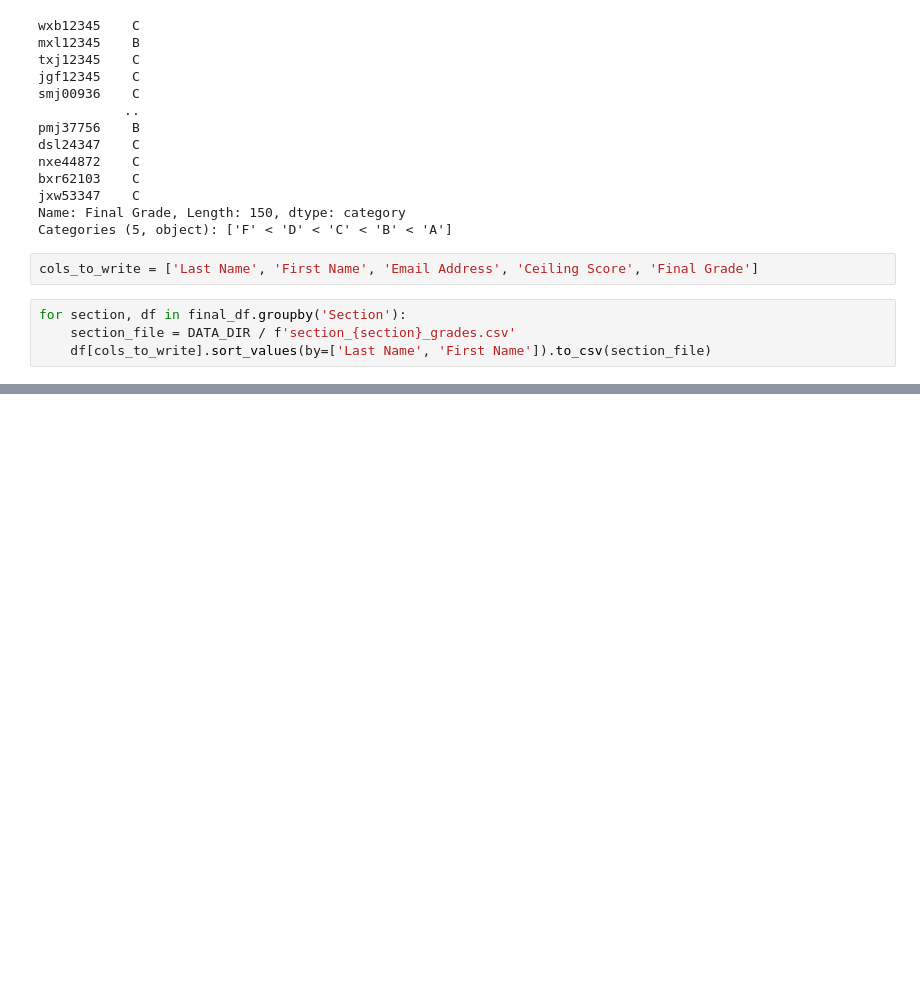
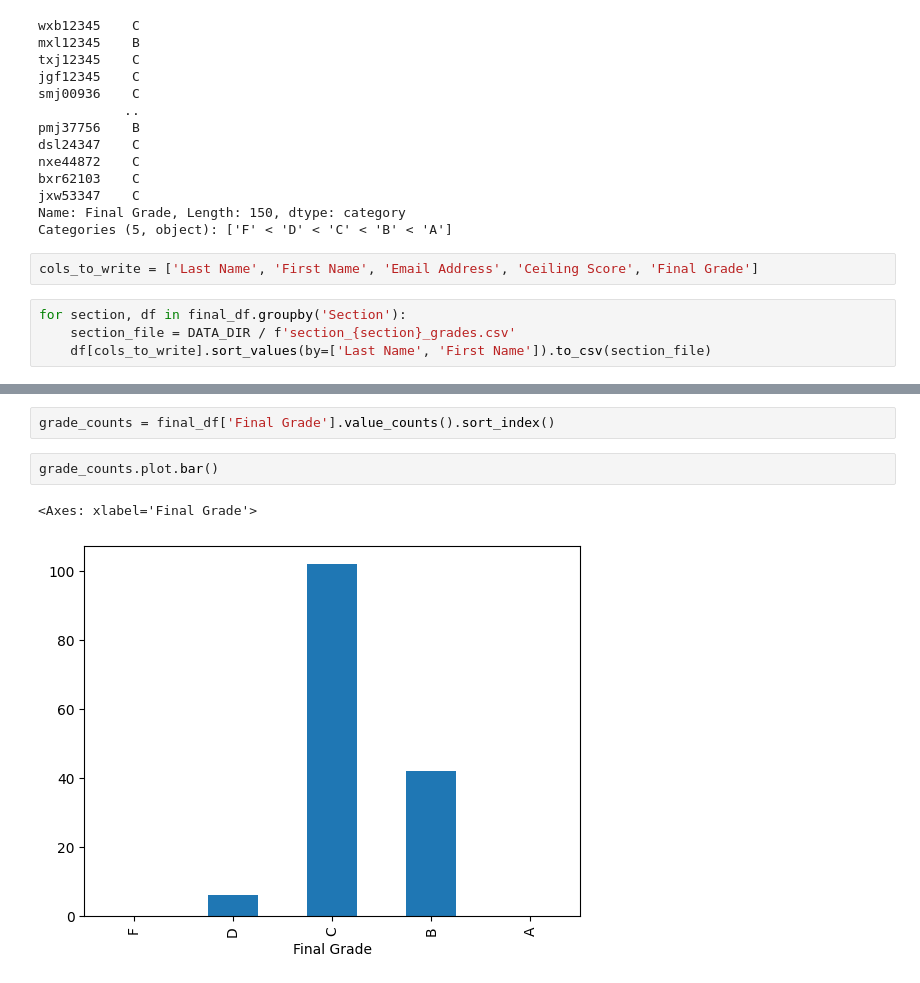
Before and after one commit to markprubin/gradebook-project, a Jupyter notebook: gradebook.ipynb, the cells around one changed output, grey strips where cells are left out. Cells and saved outputs as stored; diff of their text form; blank space fills up the shorter version.

```diff
--- a/gradebook.ipynb
+++ b/gradebook.ipynb
@@ -296,0 +309,7 @@ for section, df in final_df.groupby('Section'):
+# %%
+grade_counts = final_df['Final Grade'].value_counts().sort_index()
+# %%
+grade_counts.plot.bar()
+# %% [output]
+<Axes: xlabel='Final Grade'>
+[figure, added]
```
Also changed, not shown: parts of 3 cells of this notebook.
